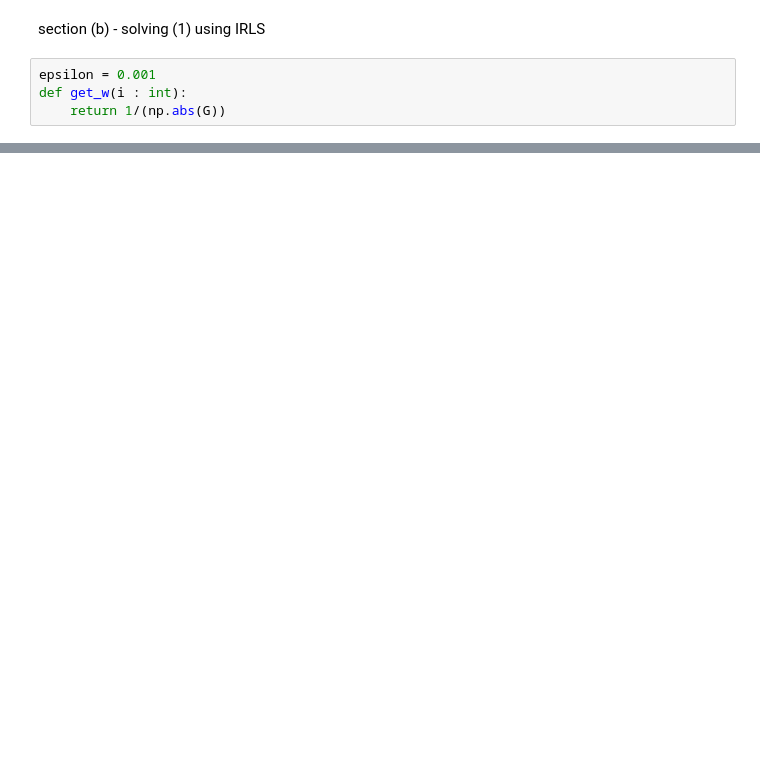
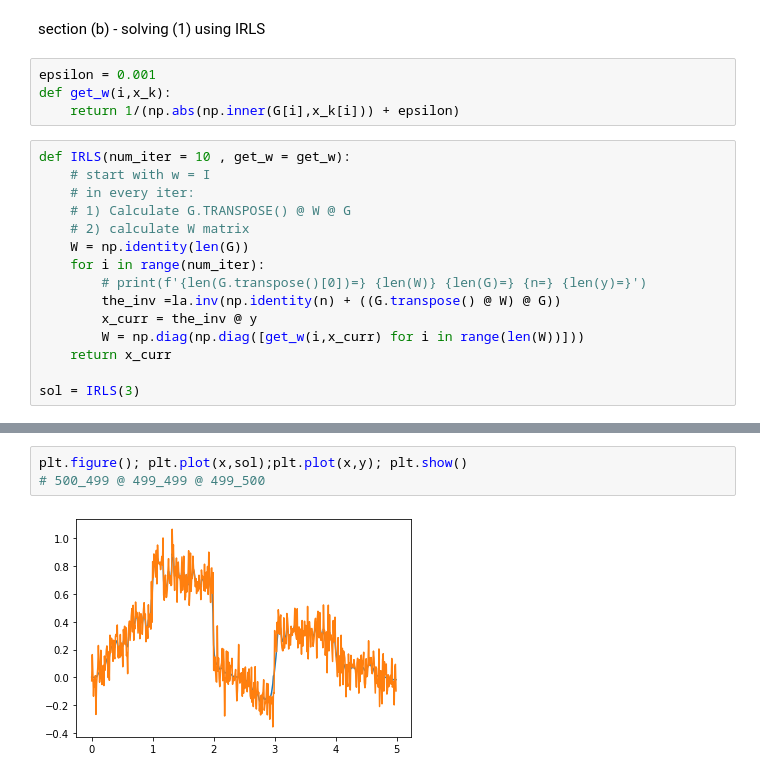
Before and after one commit to Yuval-Sharon/opt_hw_1, a Jupyter notebook: opt3.ipynb, the cells around one changed output, grey strips where cells are left out. Saved outputs shown, nothing was run; the diff lists cells and outputs as text; blank space fills up the shorter version.

```diff
--- a/opt3.ipynb
+++ b/opt3.ipynb
@@ -41,5 +41,20 @@ plt.figure(); plt.plot(x,x_ls); plt.show()
 section (b) - solving (1) using IRLS
 # %%
 epsilon = 0.001
-def get_w(i : int):
-    return 1/(np.abs(G))
+def get_w(i,x_k):
+    return 1/(np.abs(np.inner(G[i],x_k[i])) + epsilon)
+# %%
+def IRLS(num_iter = 10 , get_w = get_w):
+    # start with w = I
+    # in every iter:
+    # 1) Calculate G.TRANSPOSE() @ W @ G
+    # 2) calculate W matrix
+    W = np.identity(len(G))
+    for i in range(num_iter):
+        # print(f'{len(G.transpose()[0])=} {len(W)} {len(G)=} {n=} {len(y)=}')
+        the_inv =la.inv(np.identity(n) + ((G.transpose() @ W) @ G))
+        x_curr = the_inv @ y
+        W = np.diag(np.diag([get_w(i,x_curr) for i in range(len(W))]))
+    return x_curr
+
+sol = IRLS(3)
@@ -45,0 +79,5 @@ def get_w(i : int):
+# %%
+plt.figure(); plt.plot(x,sol);plt.plot(x,y); plt.show()
+# 500_499 @ 499_499 @ 499_500
+# %% [output]
+[figure, added]
```
Also changed, not shown: parts of 3 cells of this notebook, 1 other file.
